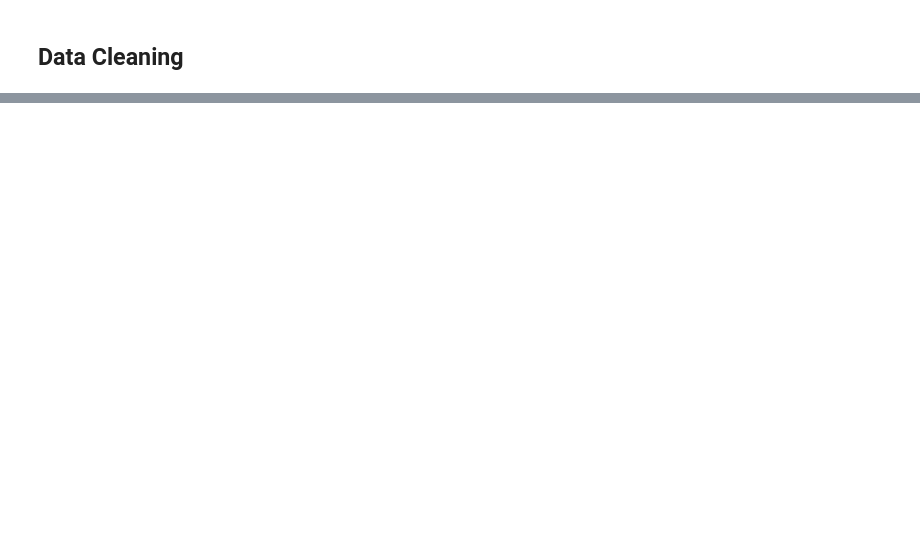
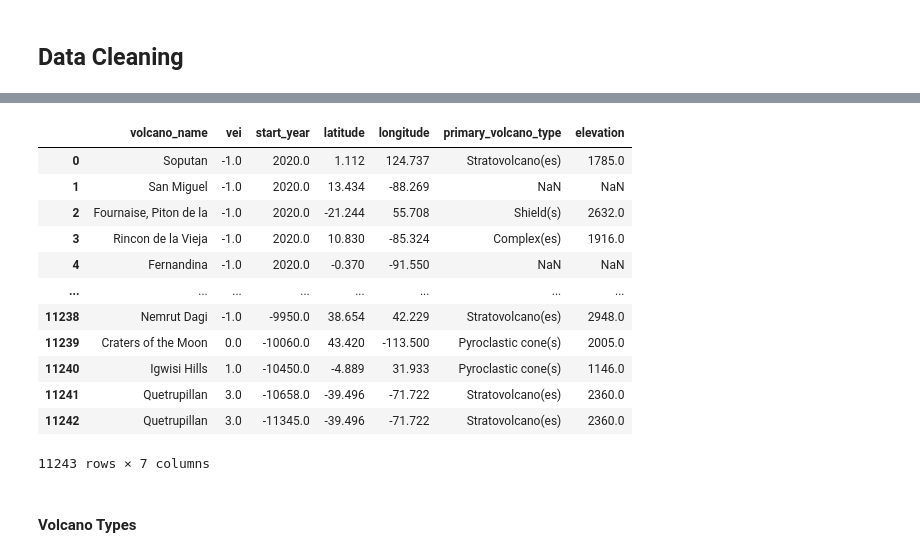
Before and after one commit to veronicadeleonh/earthquakes-volcanoes, a Jupyter notebook: dev-notebooks/volcano-cleaning.ipynb, the cells around one changed output, grey strips where cells are left out. Drawn from its saved outputs; the diff is of its cells as text; code cells hidden in the pictures; blank space fills up the shorter version.

```diff
--- a/dev-notebooks/volcano-cleaning.ipynb
+++ b/dev-notebooks/volcano-cleaning.ipynb
@@ -53,0 +78,5 @@ display(volcano_types)
+# %%
+# Investigating interetsing columns
+
+eruptions = eruptions[['volcano_name', 'vei', 'start_year',	'latitude', 'longitude']]
+eruptions.isna().sum()
@@ -53,0 +90,5 @@ display(volcano_types)
+# %%
+# Treating null values
+
+eruptions.dropna(subset=['start_year'], inplace=True)
+eruptions['vei'] = eruptions['vei'].fillna(-1)
@@ -53,0 +129,3 @@ display(volcano_types)
+# %%
+volcano_types = volcano_types[['volcano_name', 'primary_volcano_type', 'elevation']]
+volcano_types
@@ -53,0 +146,18 @@ display(volcano_types)
+# %%
+# Cleaning primary_volcano_type column
+
+volcano_types['primary_volcano_type'] = volcano_types['primary_volcano_type'].replace({
+    "Stratovolcano":"Stratovolcano(es)",
+    "Stratovolcano?": "Stratovolcano(es)",
+    "Pyroclastic cone": "Pyroclastic cone(s)",
+    "Shield": "Shield(s) ",
+    "Lava dome": "Lava dome(s)",
+    "Caldera": "Caldera(s)",
+    "Tuff cone": "Tuff cone(s)",
+    "Complex": "Complex(es)",
+    "Lava cone": "Lava cone(s)",
+    "Lava cone(es)": "Lava cone(s)"
+})
+
+
+volcano_types['primary_volcano_type'].value_counts()
@@ -53,0 +184,20 @@ display(volcano_types)
+# %%
+# Merge volcano types and elevations to eruptions dataset
+
+pd.merge(eruptions, volcano_types, on='volcano_name', how='left')
+# %% [output]
+|  | volcano_name | vei | start_year | latitude | longitude | primary_volcano_type | elevation |
+| 0 | Soputan | -1.0 | 2020.0 | 1.112 | 124.737 | Stratovolcano(es) | 1785.0 |
+| 1 | San Miguel | -1.0 | 2020.0 | 13.434 | -88.269 | NaN | NaN |
+| 2 | Fournaise, Piton de la | -1.0 | 2020.0 | -21.244 | 55.708 | Shield(s) | 2632.0 |
+| 3 | Rincon de la Vieja | -1.0 | 2020.0 | 10.830 | -85.324 | Complex(es) | 1916.0 |
+| 4 | Fernandina | -1.0 | 2020.0 | -0.370 | -91.550 | NaN | NaN |
+| ... | ... | ... | ... | ... | ... | ... | ... |
+| 11238 | Nemrut Dagi | -1.0 | -9950.0 | 38.654 | 42.229 | Stratovolcano(es) | 2948.0 |
+| 11239 | Craters of the Moon | 0.0 | -10060.0 | 43.420 | -113.500 | Pyroclastic cone(s) | 2005.0 |
+| 11240 | Igwisi Hills | 1.0 | -10450.0 | -4.889 | 31.933 | Pyroclastic cone(s) | 1146.0 |
+| 11241 | Quetrupillan | 3.0 | -10658.0 | -39.496 | -71.722 | Stratovolcano(es) | 2360.0 |
+| 11242 | Quetrupillan | 3.0 | -11345.0 | -39.496 | -71.722 | Stratovolcano(es) | 2360.0 |
+11243 rows × 7 columns
+# %% [markdown]
+#### Volcano Types
```
Also changed, not shown: parts of 17 cells of this notebook, 4 other files.
